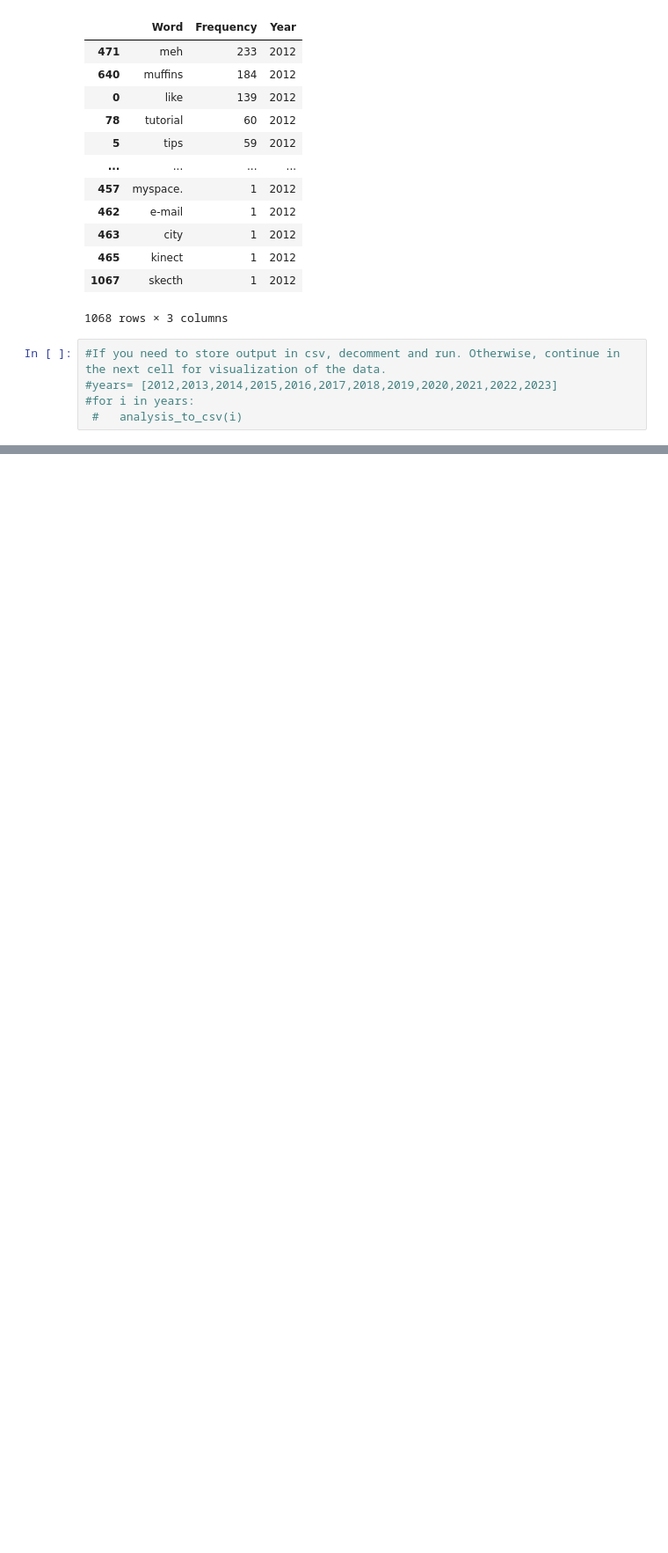
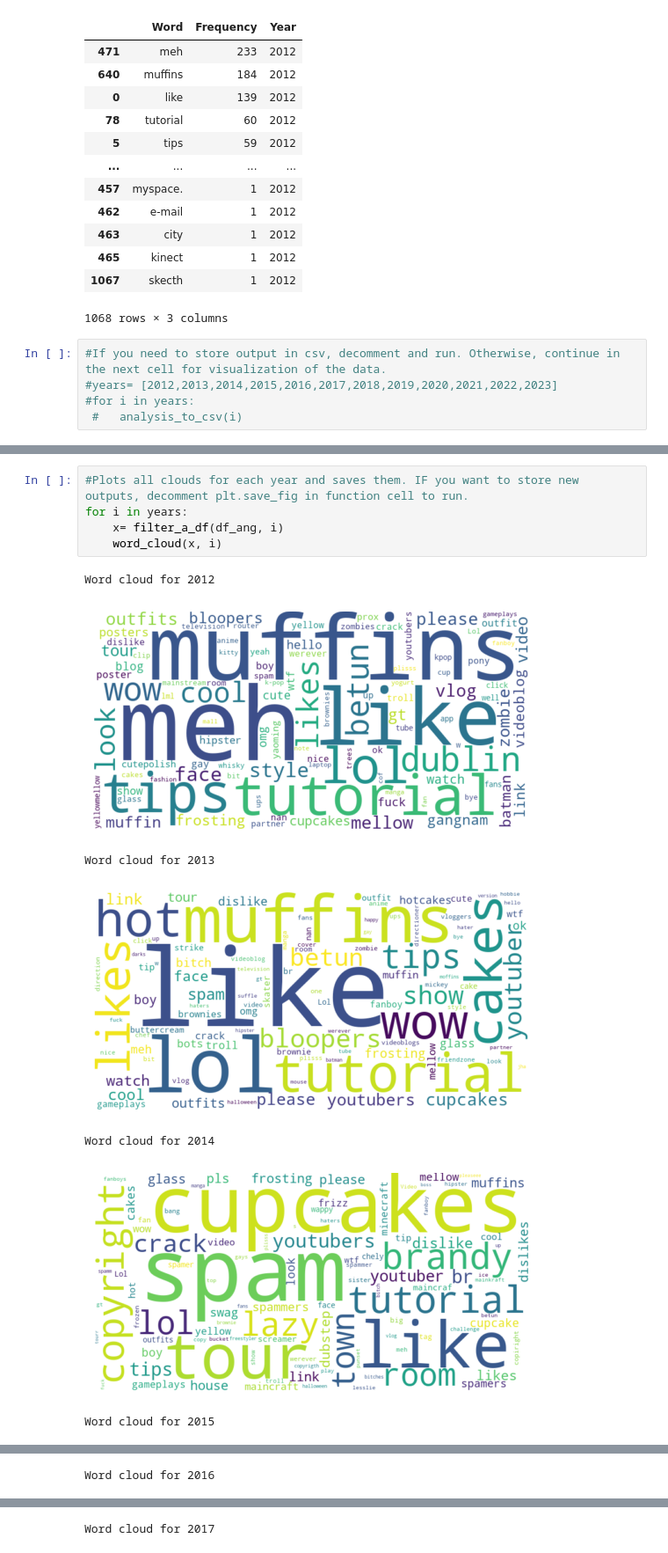
Before and after one commit to alejaduque/anglicisms_overtime, a Jupyter notebook: model.ipynb, the cells around one changed output, grey strips where cells are left out. Shown at 88% size. Cells and saved outputs as stored; diff of their text form; blank space fills up the shorter version.

```diff
--- a/model.ipynb
+++ b/model.ipynb
@@ -379,0 +406,13 @@ plt.show()
+# %%
+#Plots all clouds for each year and saves them. IF you want to store new outputs, decomment plt.save_fig in function cell to run.
+for i in years:
+    x= filter_a_df(df_ang, i)
+    word_cloud(x, i)
+# %% [output]
+Word cloud for 2012
+[figure, added]
+Word cloud for 2013
+[figure, added]
+Word cloud for 2014
+[figure, added]
+Word cloud for 2015
@@ -379,0 +420 @@ plt.show()
+Word cloud for 2016
@@ -379,0 +422 @@ plt.show()
+Word cloud for 2017
```
Also changed, not shown: parts of 5 cells of this notebook.
